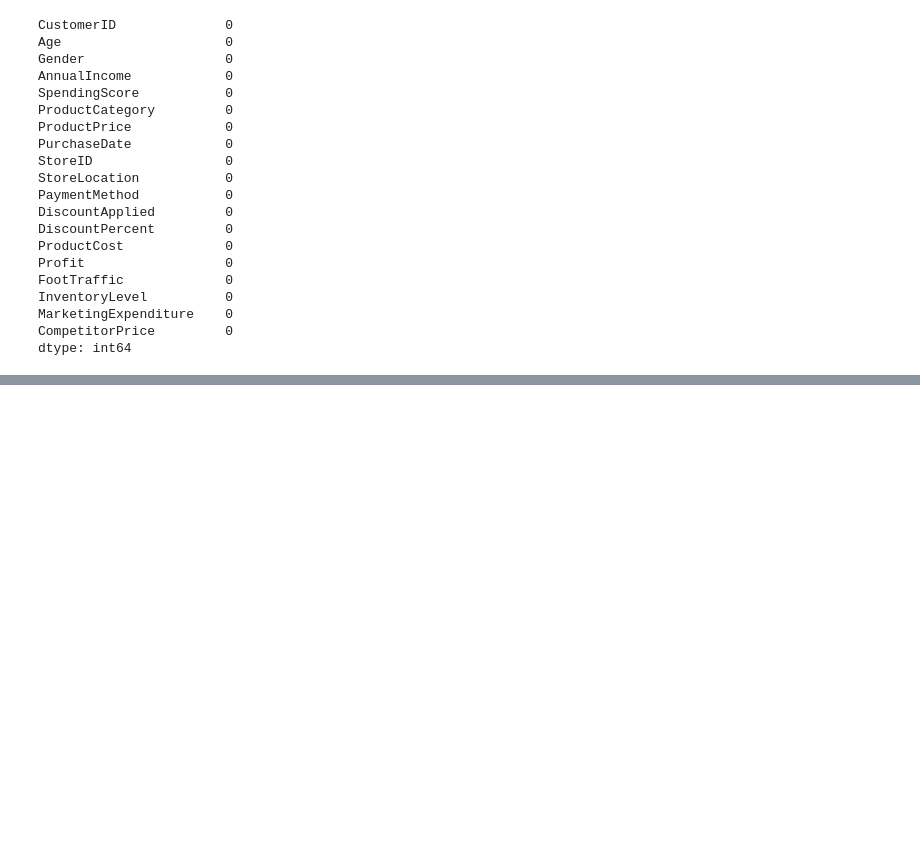
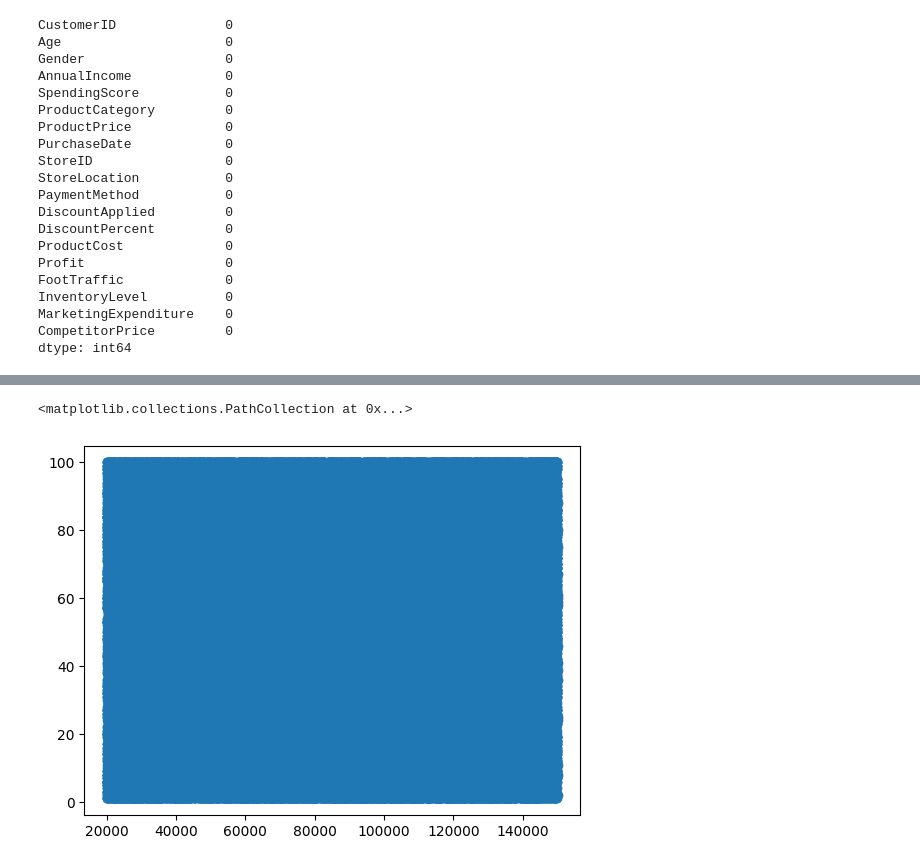
Before and after one commit to anshi611/Applied-Machine-Learning-Lab, a Jupyter notebook: Experiment01_Retail_Sales.ipynb, the cells around one changed output, grey strips where cells are left out. Drawn from its saved outputs; the diff is of its cells as text; code cells hidden in the pictures; blank space fills up the shorter version.

```diff
--- a/Experiment01_Retail_Sales.ipynb
+++ b/Experiment01_Retail_Sales.ipynb
@@ -142,0 +275,6 @@ income = df["AnnualIncome"].values
+# %%
+plt.scatter(df["AnnualIncome"],
+            df["SpendingScore"])
+# %% [output]
+<matplotlib.collections.PathCollection at 0x...>
+[figure, added]
```
Also changed, not shown: parts of 26 cells of this notebook.
